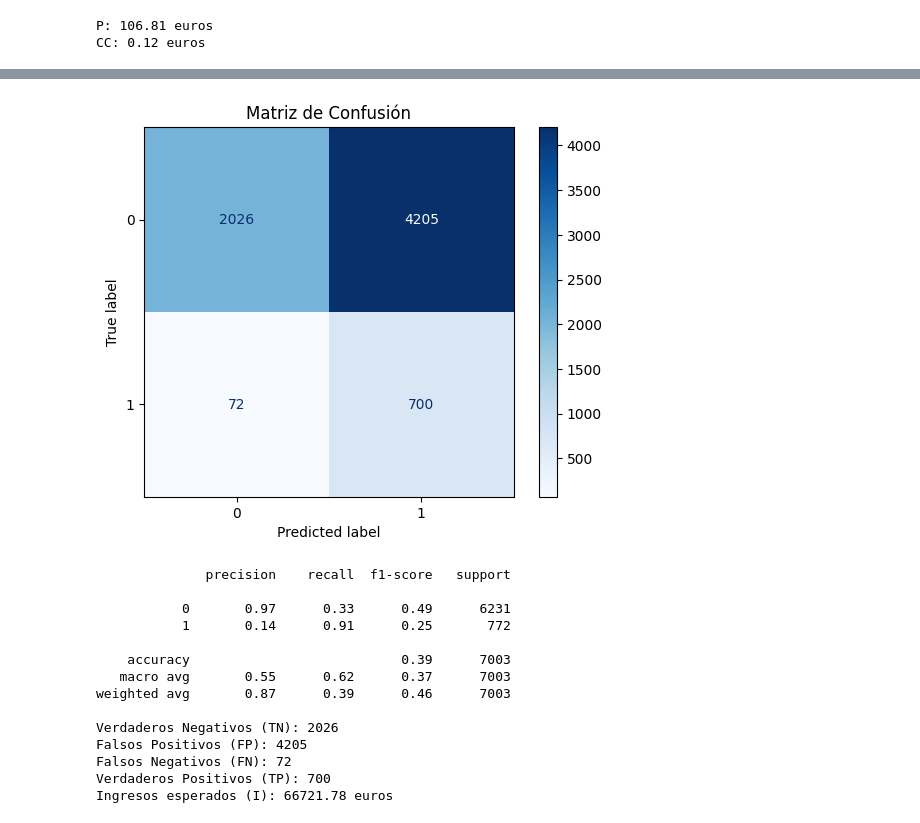
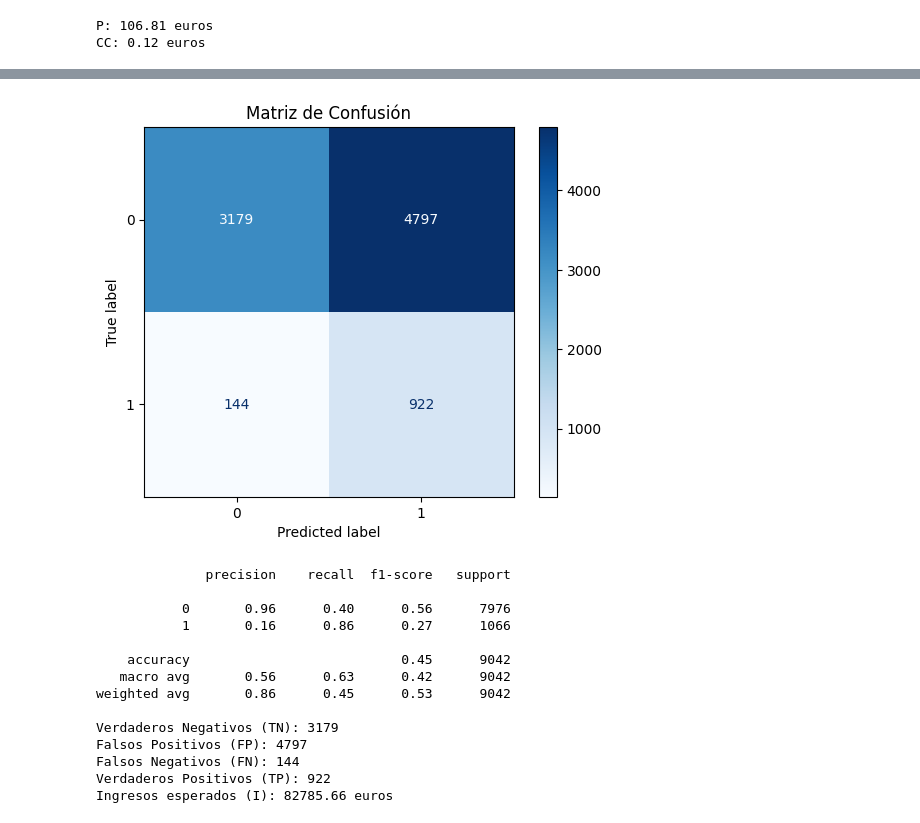
Before and after one commit to cflorido/banking-subscription-prediction, a Jupyter notebook: final_model.ipynb, the cells around one changed output, grey strips where cells are left out. Saved outputs shown, nothing was run; the diff lists cells and outputs as text; code cells hidden in the pictures.

```diff
--- a/final_model.ipynb
+++ b/final_model.ipynb
@@ -52,7 +52,7 @@ from imblearn.combine import SMOTEENN
 # Cargar los datos
 
 df = pd.read_csv('bank_data.csv', sep=';')
-df = df[(df['age'] < 50)]
+
 # Convertir las categorías a valores numéricos
 cat_int_feats = ['default', 'housing', 'loan', 'contact', 'education', 'poutcome', 'marital', 'job', 'month']
 cat_str_feats = []
@@ -155,14 +155,14 @@ for i, feat in enumerate(num_feats):
 all_feats = tf.concat(feats_encoded, axis=1)
 
 # Construir el modelo
-model_layers = keras.layers.Dense(128, activation='relu')(all_feats)  # Primera capa oculta
-model_layers = keras.layers.Dropout(0.5)(model_layers)  # Dropout
-model_layers = keras.layers.BatchNormalization()(model_layers)  # Normalización por lotes
-model_layers = keras.layers.Dense(64, activation='relu')(model_layers)  # Segunda capa oculta
-model_layers = keras.layers.Dropout(0.5)(model_layers)  # Dropout
-model_layers = keras.layers.BatchNormalization()(model_layers)  # Normalización por lotes
-model_layers = keras.layers.Dense(32, activation='relu')(model_layers)  # Tercera capa oculta
-model_layers = keras.layers.Dense(1, activation='sigmoid')(model_layers)  # Capa de salida
+model_layers = keras.layers.Dense(128, activation='relu')(all_feats)
+model_layers = keras.layers.Dropout(0.5)(model_layers)
+model_layers = keras.layers.BatchNormalization()(model_layers)
+model_layers = keras.layers.Dense(64, activation='relu')(model_layers)
+model_layers = keras.layers.Dropout(0.5)(model_layers)
+model_layers = keras.layers.BatchNormalization()(model_layers)
+model_layers = keras.layers.Dense(32, activation='relu')(model_layers)
+model_layers = keras.layers.Dense(1, activation='sigmoid')(model_layers)
 
 model = keras.Model(inputs, model_layers)
 
@@ -235,15 +235,15 @@ Epoch 4/50
-[figure, old version]
+[figure, new version]
               precision    recall  f1-score   support
 
-           0       0.97      0.33      0.49      6231
-           1       0.14      0.91      0.25       772
+           0       0.96      0.40      0.56      7976
+           1       0.16      0.86      0.27      1066
 
-    accuracy                           0.39      7003
-   macro avg       0.55      0.62      0.37      7003
-weighted avg       0.87      0.39      0.46      7003
+    accuracy                           0.45      9042
+   macro avg       0.56      0.63      0.42      9042
+weighted avg       0.86      0.45      0.53      9042
 
-Verdaderos Negativos (TN): 2026
-Falsos Positivos (FP): 4205
-Falsos Negativos (FN): 72
-Verdaderos Positivos (TP): 700
-Ingresos esperados (I): 66721.78 euros
+Verdaderos Negativos (TN): 3179
+Falsos Positivos (FP): 4797
+Falsos Negativos (FN): 144
+Verdaderos Positivos (TP): 922
+Ingresos esperados (I): 82785.66 euros
```
Also changed, not shown: parts of 2 cells of this notebook.
